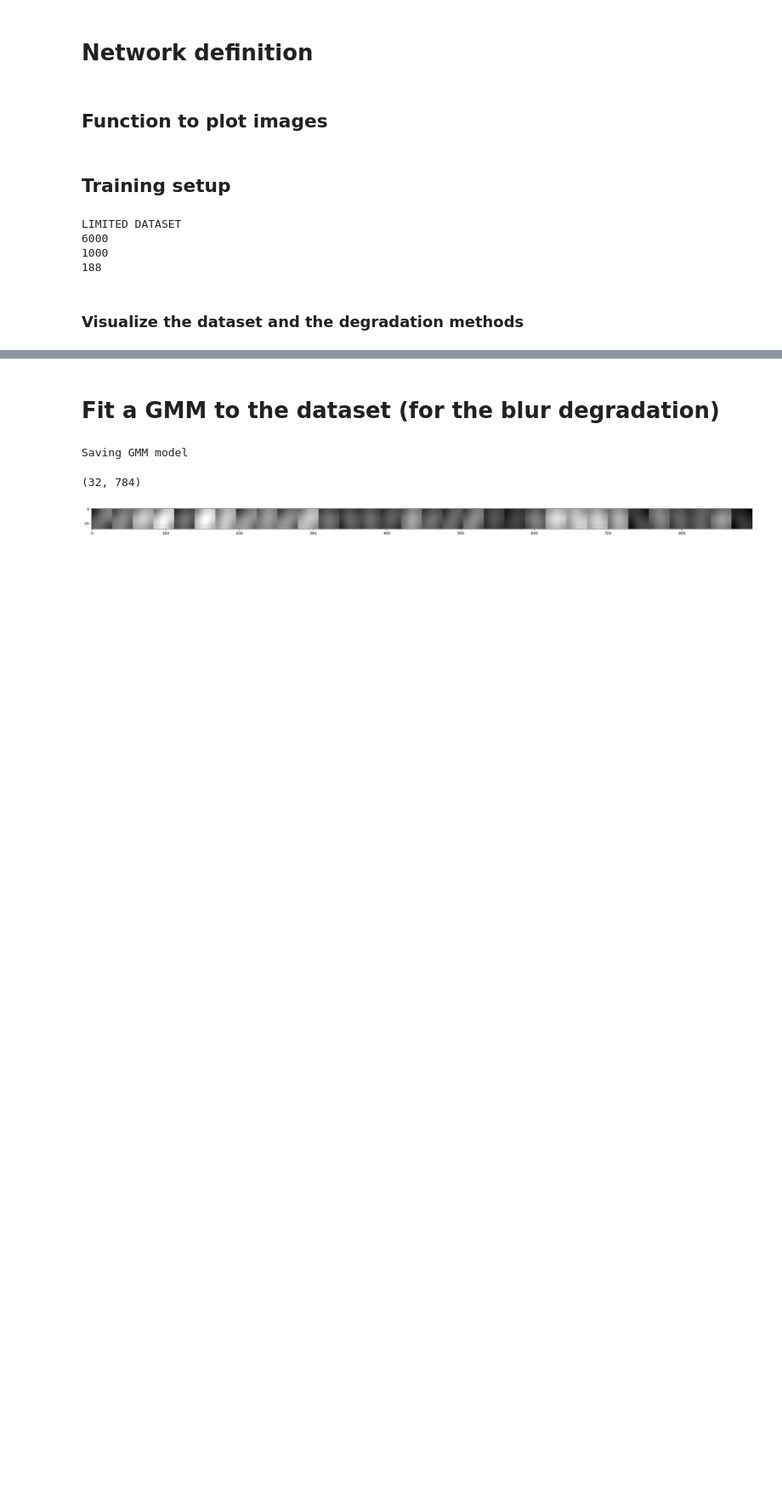
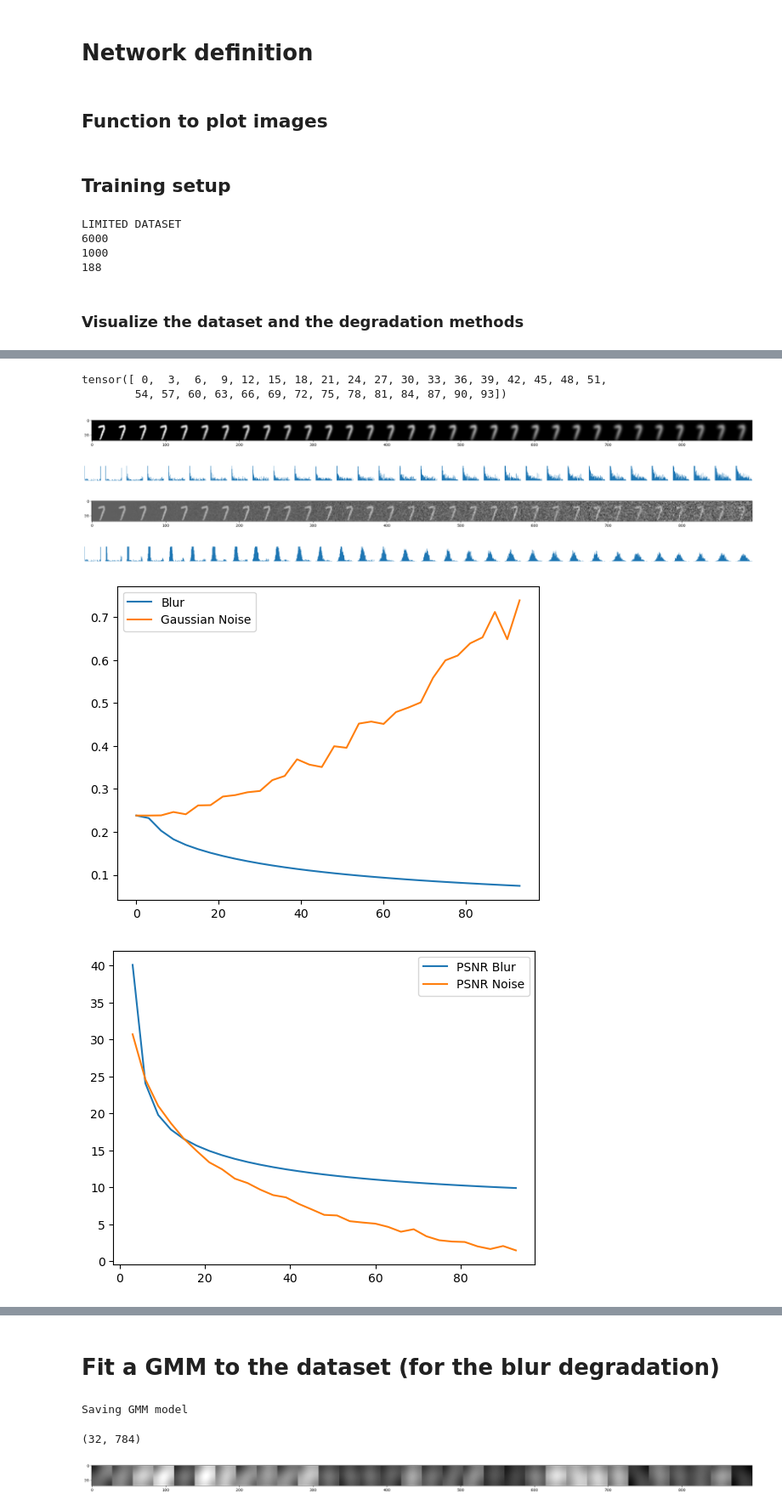
Before and after one commit to JorgeOrtizV/DiffusionModels_Project, a Jupyter notebook: coldDiff_mnist_gmm.ipynb, the cells around one changed output, grey strips where cells are left out. Shown at 85% size. Cells and saved outputs as stored; diff of their text form; code cells hidden in the pictures; blank space fills up the shorter version.

```diff
--- a/coldDiff_mnist_gmm.ipynb
+++ b/coldDiff_mnist_gmm.ipynb
@@ -629,0 +660,64 @@ tensor([ 0,  3,  6,  9, 12, 15, 18, 21, 24, 27, 30, 33, 36, 39, 42, 45, 48, 51,
+# %%
+def psnr(original, degraded):
+    # Convert tensors to numpy arrays if needed
+    if torch.is_tensor(original):
+        original = original.detach().cpu().numpy()
+    if torch.is_tensor(degraded):
+        degraded = degraded.detach().cpu().numpy()
+
+    # Ensure same shape
+    #print(original.shape, degraded.shape)
+    assert original.shape == degraded.shape, "Images must have same dimensions"
+
+    mse = np.mean((original - degraded) ** 2)
+    if mse == 0:
+        return float('inf')
+
+    # Assume images are normalized to [0,1] range
+    PIXEL_MAX = 1.0
+    return 20 * np.log10(PIXEL_MAX / np.sqrt(mse))
+# %%
+factor = steps// batch_size
+time_steps = range(0, steps, factor)
+time_steps = time_steps[:batch_size]
+
+t = torch.tensor(time_steps).to(device)
+print(t)
+for x, _ in train_loader:
+    x = x[0]
+    x = x.unsqueeze(0).repeat(batch_size, 1, 1, 1).to(device)
+
+    x_t = diffusion.blur(x, t,base_sigma=0.2)
+    variance_blur = torch.var(x_t, dim=(1,2,3))
+    psnr_blur = []
+    for i in range(batch_size):
+        psnr_blur.append(psnr(x[0], x_t[i]))
+    plot_images(x_t)
+    plot_histograms(x_t)
+
+    x_t = diffusion.gaussian_noise(x, t)
+    variance_noise = torch.var(x_t, dim=(1,2,3))
+    psnr_noise = []
+    for i in range(batch_size):
+        psnr_noise.append(psnr(x[0], x_t[i]))
+    plot_images(x_t)
+    plot_histograms(x_t)
+
+    plt.plot(time_steps, variance_blur, label='Blur')
+    plt.plot(time_steps, variance_noise, label='Gaussian Noise')
+    plt.legend()
+    plt.show()
+    plt.plot(time_steps, psnr_blur, label='PSNR Blur')
+    plt.plot(time_steps, psnr_noise, label='PSNR Noise')
+    plt.legend()
+    plt.show()
+    break
+# %% [output]
+tensor([ 0,  3,  6,  9, 12, 15, 18, 21, 24, 27, 30, 33, 36, 39, 42, 45, 48, 51,
+        54, 57, 60, 63, 66, 69, 72, 75, 78, 81, 84, 87, 90, 93])
+[figure, added]
+[figure, added]
+[figure, added]
+[figure, added]
+[figure, added]
+[figure, added]
```
Also changed, not shown: parts of 8 cells of this notebook, 3 other files.
